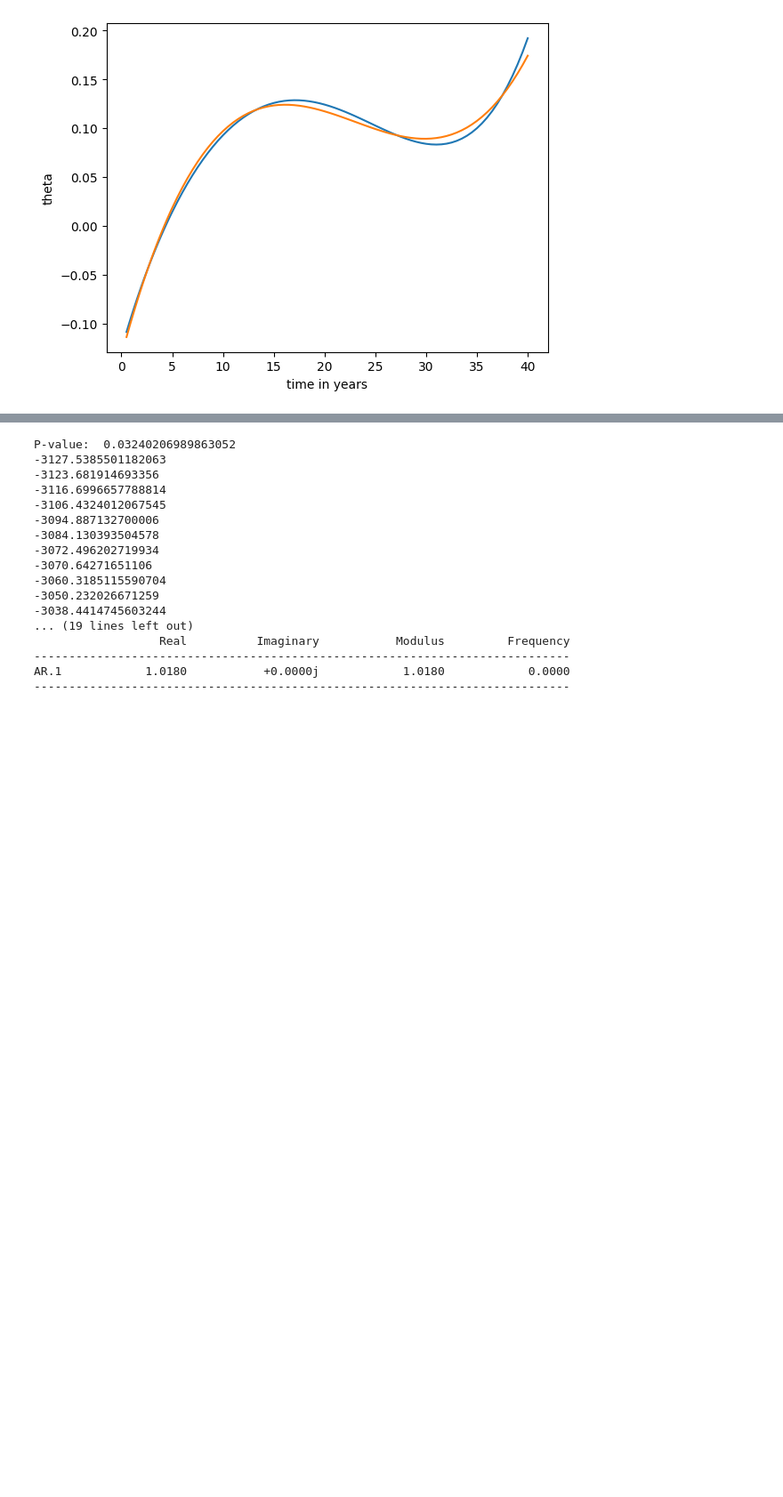
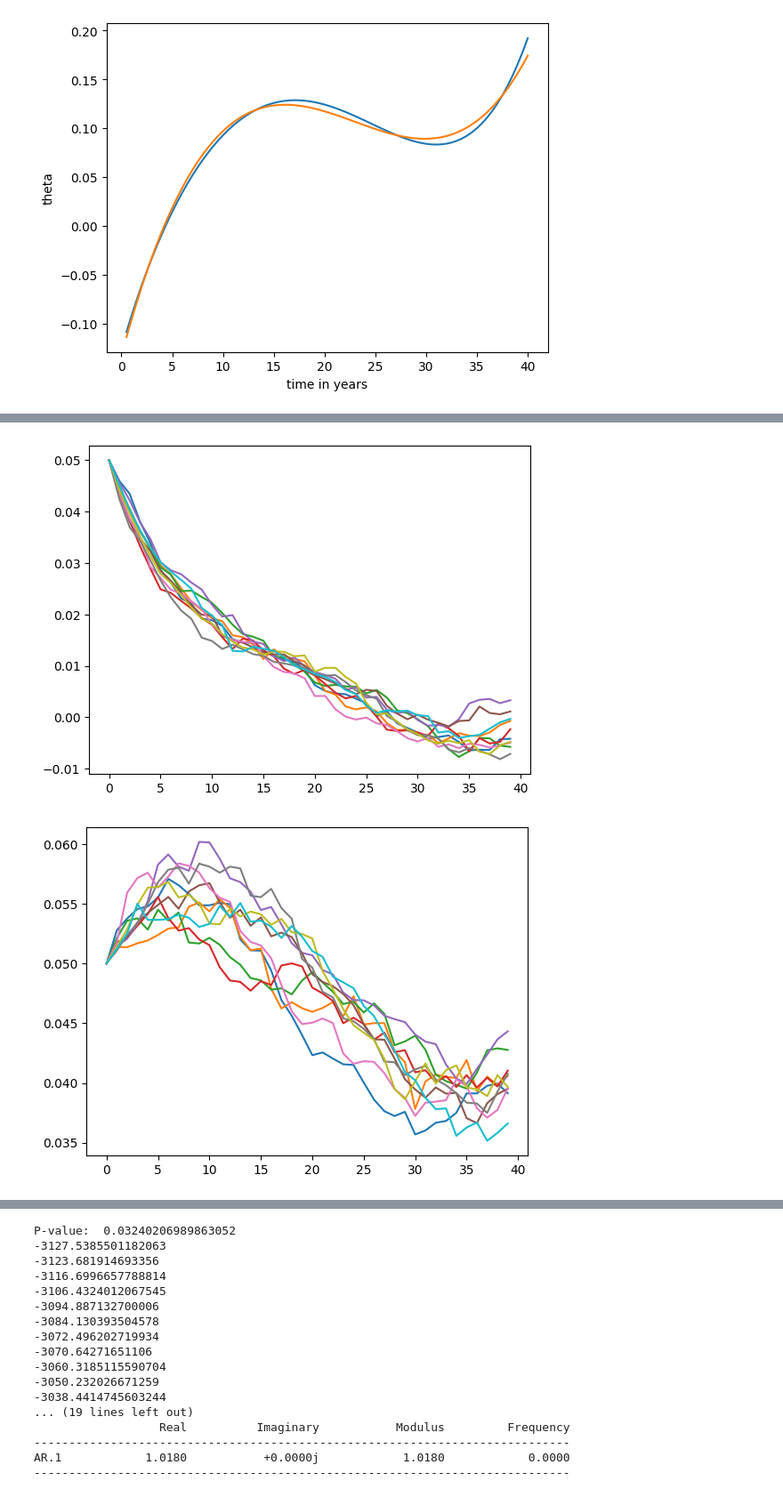
Before and after one commit to sophiebella28/pension_model, a Jupyter notebook: python/calibrate.ipynb, the cells around one changed output, grey strips where cells are left out. Shown at 89% size. Drawn from its saved outputs; the diff is of its cells as text; code cells hidden in the pictures; blank space fills up the shorter version.

```diff
--- a/python/calibrate.ipynb
+++ b/python/calibrate.ipynb
@@ -47,3 +106,24 @@ print( final_thetas)
+# %%
+init = 0.05
+series_len = 40
+sample_series = np.zeros(series_len)
+for j in range(10):
+    sample_series[0] = init
+    for i in range(series_len - 1):
+        sample_series[i+1] = sample_series[i] + ((thetas_22[i] - 0.1*sample_series[i]) + np.random.normal(0,(1)) * 0.001)
+    plt.plot(sample_series)
+plt.show()
+init = 0.05
+series_len = 40
+sample_series = np.zeros(series_len)
+for j in range(10):
+    sample_series[0] = init
+    for i in range(series_len - 1):
+        sample_series[i+1] = sample_series[i] + (thetas_18[i] - 0.1*sample_series[i]) + np.random.normal(0,(1)) * 0.001
+    plt.plot(sample_series)
+# %% [output]
+[figure, added]
+[figure, added]
 # %%
 import pandas as pd
 def strip_spaces(df):
```
Also changed, not shown: parts of 4 cells of this notebook, 14 other files.
